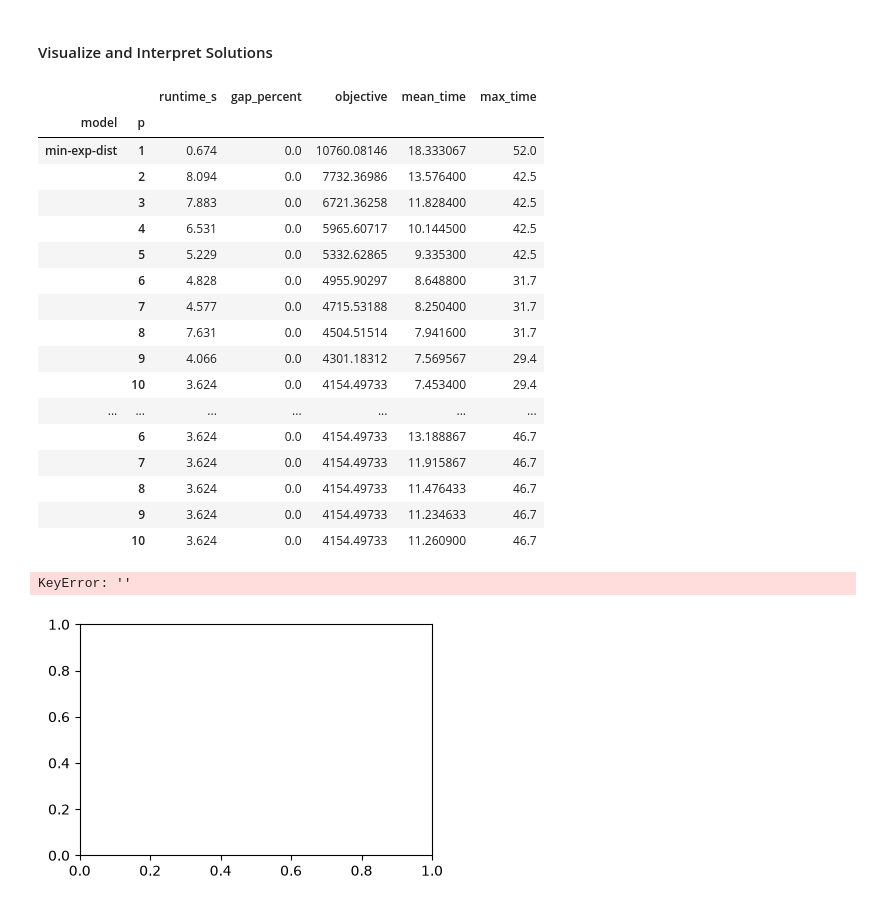
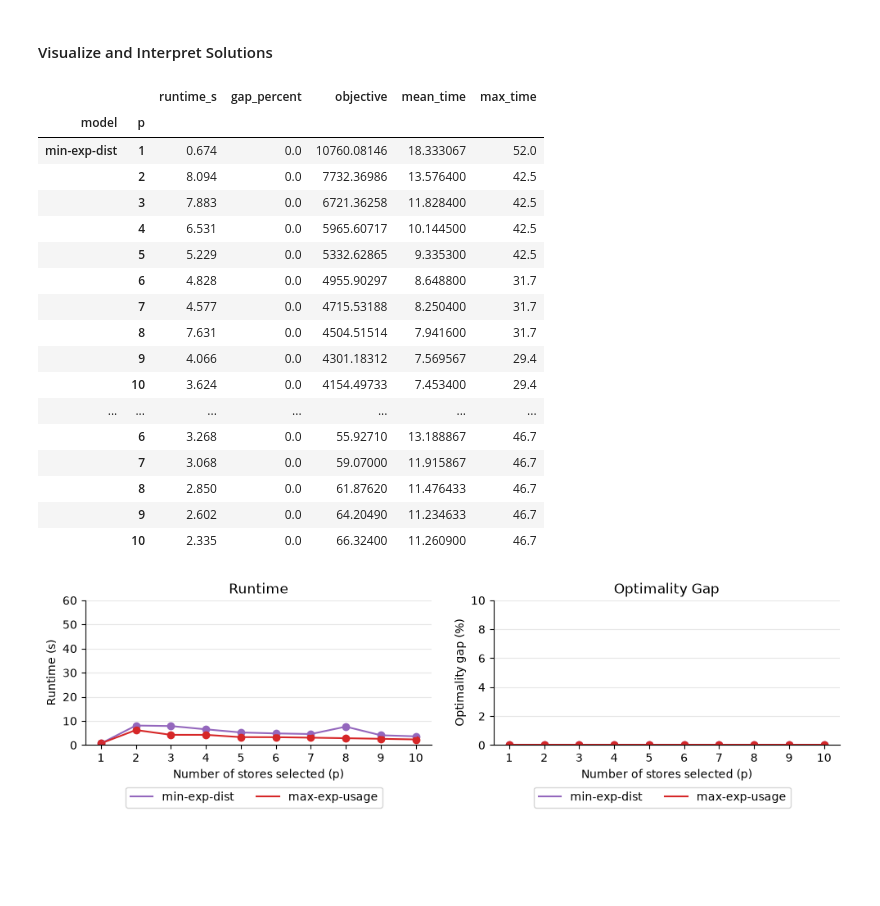
Before and after one commit to humnasul/orie5380_travel_optimizer, a Jupyter notebook: ORIE5380_Project_Notebook.ipynb, the cells around one changed output. Drawn from its saved outputs; the diff is of its cells as text; code cells hidden in the pictures; blank space fills up the shorter version.

```diff
--- a/ORIE5380_Project_Notebook.ipynb
+++ b/ORIE5380_Project_Notebook.ipynb
@@ -856,7 +856,7 @@ for p in p_range:
 
 
     # TODO: Modify the line below to record the values you'll need later for plotting, such as runtime or objective value
-    results[model_name, p] = {"runtime_s": m3.Runtime, "gap_percent": m3.MIPGap * 100, "objective": m3.ObjVal, "mean_time": customers[time_col].mean(), "max_time": customers[time_col].max()}
+    results[model_name, p] = {"runtime_s": m4.Runtime, "gap_percent": m4.MIPGap * 100, "objective": m4.ObjVal, "mean_time": customers[time_col].mean(), "max_time": customers[time_col].max()}
 # %% [output]
 ------------------------------
 Starting p = 1
@@ -895,50 +895,49 @@ results_df.loc[["min-exp-dist", "max-exp-usage"]]
 |  | 9 | 4.066 | 0.0 | 4301.18312 | 7.569567 | 29.4 |
 |  | 10 | 3.624 | 0.0 | 4154.49733 | 7.453400 | 29.4 |
 | ... | ... | ... | ... | ... | ... | ... |
-|  | 6 | 3.624 | 0.0 | 4154.49733 | 13.188867 | 46.7 |
-|  | 7 | 3.624 | 0.0 | 4154.49733 | 11.915867 | 46.7 |
-|  | 8 | 3.624 | 0.0 | 4154.49733 | 11.476433 | 46.7 |
-|  | 9 | 3.624 | 0.0 | 4154.49733 | 11.234633 | 46.7 |
-|  | 10 | 3.624 | 0.0 | 4154.49733 | 11.260900 | 46.7 |
+|  | 6 | 3.268 | 0.0 | 55.92710 | 13.188867 | 46.7 |
+|  | 7 | 3.068 | 0.0 | 59.07000 | 11.915867 | 46.7 |
+|  | 8 | 2.850 | 0.0 | 61.87620 | 11.476433 | 46.7 |
+|  | 9 | 2.602 | 0.0 | 64.20490 | 11.234633 | 46.7 |
+|  | 10 | 2.335 | 0.0 | 66.32400 | 11.260900 | 46.7 |
 # %%
 # The code below produces a plot of runtime and optimality gap for each model and value of p
 # TODO: Change the constants below to the correct columns in results_df for runtime and optimality gap,
 #       changing the title/labels if your columns use different units
-RUNTIME_COL = ''
-OPTGAP_COL = ''
+RUNTIME_COL = 'runtime_s'
+OPTGAP_COL = 'gap_percent'
 
 RUNTIME_TITLE, RUNTIME_YLABEL, RUNTIME_XLABEL = ('Runtime', 'Runtime (s)', 'Number of stores selected (p)')
 OPTGAP_TITLE, OPTGAP_YLABEL, OPTGAP_XLABEL = ('Optimality Gap', 'Optimality gap (%)', 'Number of stores selected (p)')
 
 # Model colormap
 model_colors = {"min-exp-dist": "tab:purple", "max-exp-usage": "tab:red"}
 
 # Create the figure
 fig = plt.figure(figsize=(10,3))
 
 # Runtime subplot
 plt.subplot(1,2,1)
 for model in model_colors.keys():
     res = results_df.loc[model]
     plt.plot(res.index, res[RUNTIME_COL], color=model_colors[model], label=model)
     plt.scatter(res.index, res[RUNTIME_COL], color=model_colors[model])
 
 format_plot(title=RUNTIME_TITLE, ylabel=RUNTIME_YLABEL, xlabel=RUNTIME_XLABEL, legend_bbox=(0.875, -0.25))
 plt.ylim([0,60])
 
 # Optimality gap subplot
 plt.subplot(1,2,2)
 for model in model_colors.keys():
     res = results_df.loc[model]
     plt.plot(res.index, res[OPTGAP_COL], color=model_colors[model], label=model)
     plt.scatter(res.index, res[OPTGAP_COL], color=model_colors[model])
 
 format_plot(title=OPTGAP_TITLE, ylabel=OPTGAP_YLABEL, xlabel=OPTGAP_XLABEL, legend_bbox=(0.875, -0.25))
 plt.ylim([0,10])
 plt.show()
 # %% [output]
-KeyError: ''
-[figure, old version]
+[figure, new version]
 # %%
 # The code below produces a plot of the expected number of customers average and worst-case customer travel distance
 # for the two models incorporating predictions for each value of p
```
Also changed, not shown: parts of 5 cells of this notebook.
